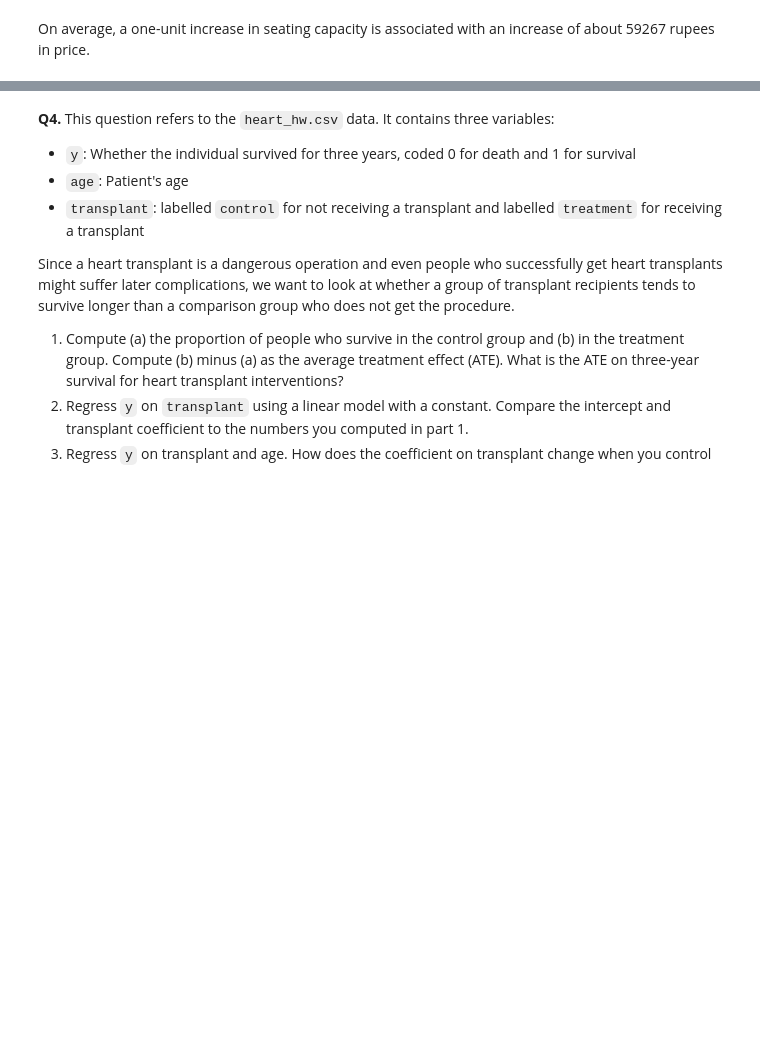
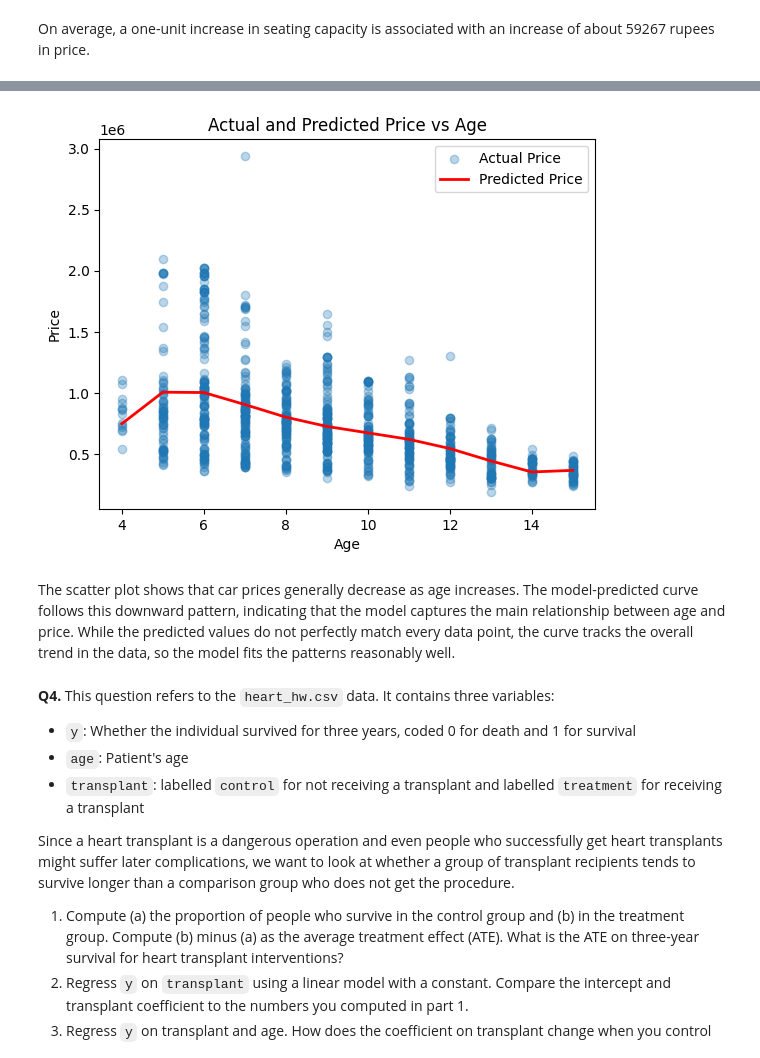
Before and after one commit to msoly25/undergrad_ml_assignments, a Jupyter notebook: 03_assignment_linear_models.ipynb, the cells around one changed output, grey strips where cells are left out. Saved outputs shown, nothing was run; the diff lists cells and outputs as text; code cells hidden in the pictures; blank space fills up the shorter version.

```diff
--- a/03_assignment_linear_models.ipynb
+++ b/03_assignment_linear_models.ipynb
@@ -375,3 +464,19 @@ NameError: name 'pd' is not defined
+# %%
+plot_df = df.sort_values("Age")
+
+plt.scatter(df["Age"], df["Price"], alpha=0.3, label="Actual Price")
+plt.plot(plot_df["Age"], plot_df["predicted_price"],
+         color="red", linewidth=2, label="Predicted Price")
+
+plt.title("Actual and Predicted Price vs Age")
+plt.xlabel("Age")
+plt.ylabel("Price")
+plt.legend()
+plt.show()
+# %% [output]
+[figure, added]
+# %% [markdown]
+The scatter plot shows that car prices generally decrease as age increases. The model-predicted curve follows this downward pattern, indicating that the model captures the main relationship between age and price. While the predicted values do not perfectly match every data point, the curve tracks the overall trend in the data, so the model fits the patterns reasonably well.
 # %% [markdown]
 **Q4.** This question refers to the `heart_hw.csv` data. It contains three variables:
 
```
Also changed, not shown: parts of 30 cells of this notebook.
